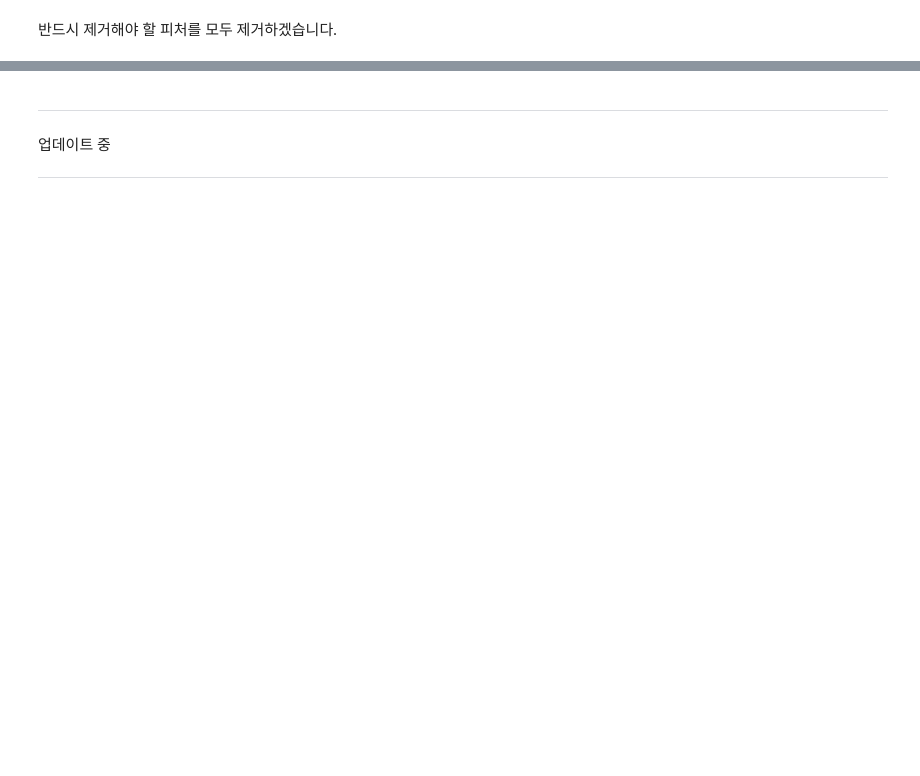
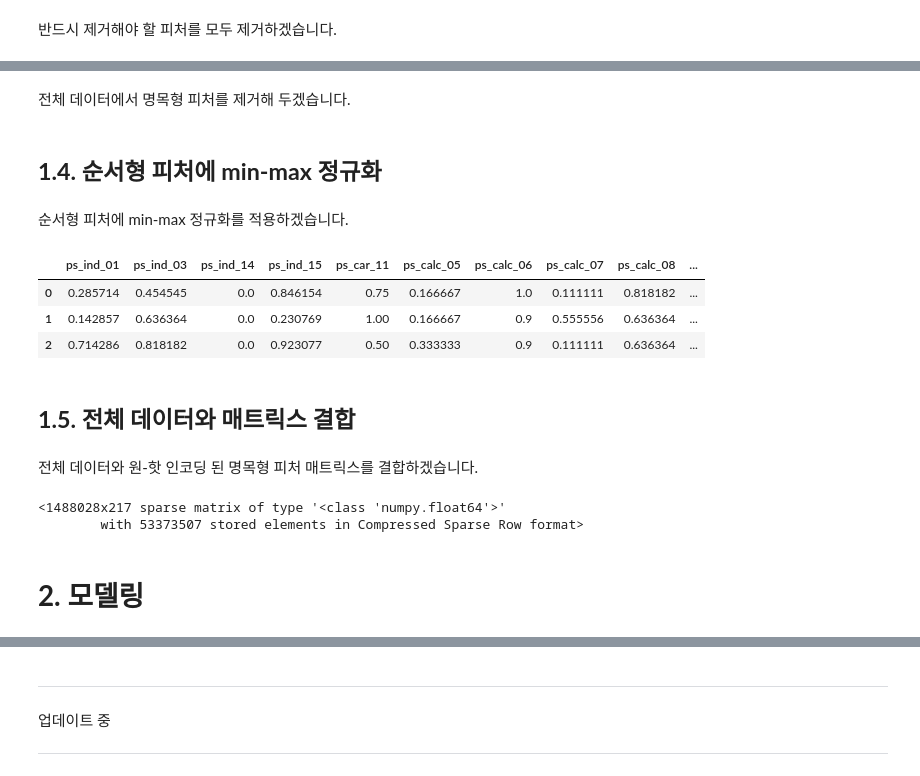
Before and after one commit to LeeSeungwon89/Kaggle_Dacon_Practice, a Jupyter notebook: 2. Porto_Seguro’s_Safe_Driver_Prediction_baseline_model.ipynb, the cells around one changed output, grey strips where cells are left out. Saved outputs shown, nothing was run; the diff lists cells and outputs as text; code cells hidden in the pictures; blank space fills up the shorter version.

```diff
--- a/2. Porto_Seguro’s_Safe_Driver_Prediction_baseline_model.ipynb
+++ b/2. Porto_Seguro’s_Safe_Driver_Prediction_baseline_model.ipynb
@@ -183,0 +187,24 @@ from sklearn.preprocessing import OneHotEncoder
+# %% [markdown]
+전체 데이터에서 명목형 피처를 제거해 두겠습니다.
+# %%
+all_data.drop(list_category, axis=1, inplace=True)
+# %% [markdown]
+## **1.4. 순서형 피처에 min-max 정규화**
+# %% [markdown]
+순서형 피처에 min-max 정규화를 적용하겠습니다.
+# %%
+from sklearn.preprocessing import MinMaxScaler
+
+min_max_scaler = MinMaxScaler()
+all_data[list_ordinal] = min_max_scaler.fit_transform(all_data[list_ordinal])
+# %%
+all_data[list_ordinal].head(3)
+# %% [output]
+|  | ps_ind_01 | ps_ind_03 | ps_ind_14 | ps_ind_15 | ps_car_11 | ps_calc_05 | ps_calc_06 | ps_calc_07 | ps_calc_08 | ... |
+| 0 | 0.285714 | 0.454545 | 0.0 | 0.846154 | 0.75 | 0.166667 | 1.0 | 0.111111 | 0.818182 | ... |
+| 1 | 0.142857 | 0.636364 | 0.0 | 0.230769 | 1.00 | 0.166667 | 0.9 | 0.555556 | 0.636364 | ... |
+| 2 | 0.714286 | 0.818182 | 0.0 | 0.923077 | 0.50 | 0.333333 | 0.9 | 0.111111 | 0.636364 | ... |
+# %% [markdown]
+## **1.5. 전체 데이터와 매트릭스 결합**
+# %% [markdown]
+전체 데이터와 원-핫 인코딩 된 명목형 피처 매트릭스를 결합하겠습니다.
@@ -183,0 +216,7 @@ from sklearn.preprocessing import OneHotEncoder
+# %%
+all_data_sparse_hstack
+# %% [output]
+<1488028x217 sparse matrix of type '<class 'numpy.float64'>'
+        with 53373507 stored elements in Compressed Sparse Row format>
+# %% [markdown]
+# **2. 모델링**
```
Also changed, not shown: parts of 11 cells of this notebook.
